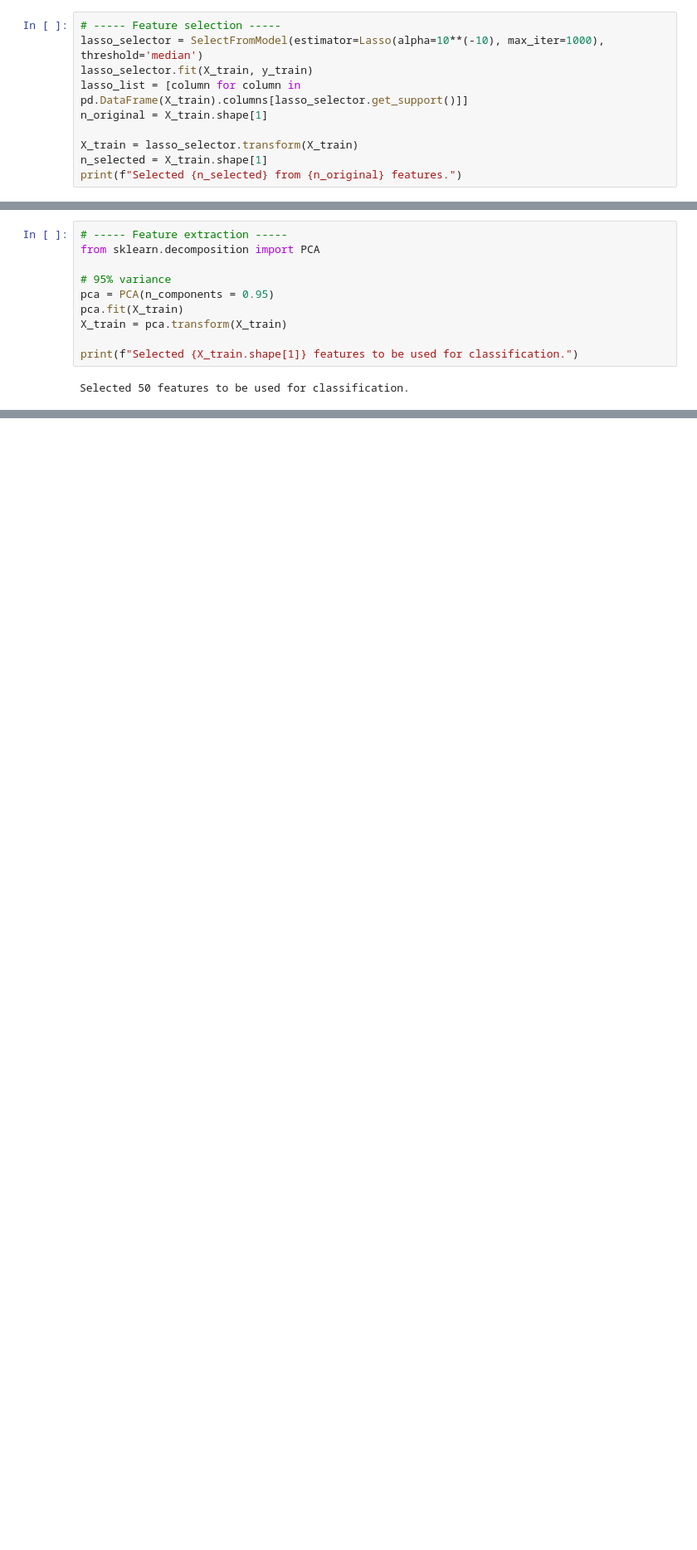
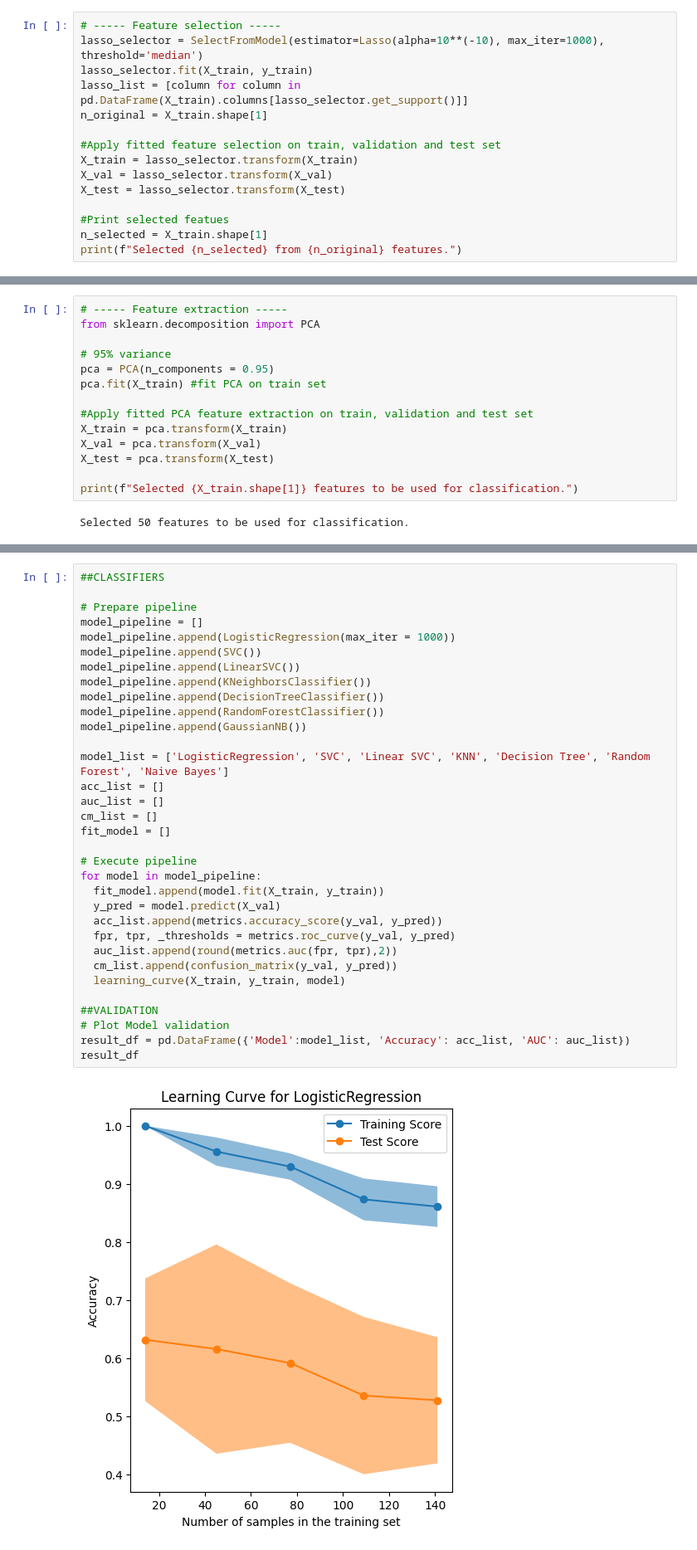
Before and after one commit to crystaljwang/tm10007-group-3, a Jupyter notebook: main_code.ipynb, the cells around one changed output, grey strips where cells are left out. Shown: that part at 83% size. Saved outputs shown, nothing was run; the diff lists cells and outputs as text; blank space fills up the shorter version.

Commit message:
Added classifier and hyperparameters

```diff
--- a/main_code.ipynb
+++ b/main_code.ipynb
@@ -173,7 +196,12 @@ lasso_selector.fit(X_train, y_train)
 lasso_list = [column for column in pd.DataFrame(X_train).columns[lasso_selector.get_support()]]
 n_original = X_train.shape[1]
 
+#Apply fitted feature selection on train, validation and test set
 X_train = lasso_selector.transform(X_train)
+X_val = lasso_selector.transform(X_val)
+X_test = lasso_selector.transform(X_test)
+
+#Print selected featues
 n_selected = X_train.shape[1]
 print(f"Selected {n_selected} from {n_original} features.")
 # %% [output]
@@ -184,8 +212,12 @@ from sklearn.decomposition import PCA
 
 # 95% variance
 pca = PCA(n_components = 0.95)
-pca.fit(X_train)
+pca.fit(X_train) #fit PCA on train set
+
+#Apply fitted PCA feature extraction on train, validation and test set
 X_train = pca.transform(X_train)
+X_val = pca.transform(X_val)
+X_test = pca.transform(X_test)
 
 print(f"Selected {X_train.shape[1]} features to be used for classification.")
 # %% [output]
@@ -192,0 +249,35 @@ Selected 50 features to be used for classification.
+# %%
+##CLASSIFIERS
+
+# Prepare pipeline
+model_pipeline = []
+model_pipeline.append(LogisticRegression(max_iter = 1000))
+model_pipeline.append(SVC())
+model_pipeline.append(LinearSVC())
+model_pipeline.append(KNeighborsClassifier())
+model_pipeline.append(DecisionTreeClassifier())
+model_pipeline.append(RandomForestClassifier())
+model_pipeline.append(GaussianNB())
+
+model_list = ['LogisticRegression', 'SVC', 'Linear SVC', 'KNN', 'Decision Tree', 'Random Forest', 'Naive Bayes']
+acc_list = []
+auc_list = []
+cm_list = []
+fit_model = []
+
+# Execute pipeline
+for model in model_pipeline:
+  fit_model.append(model.fit(X_train, y_train))
+  y_pred = model.predict(X_val)
+  acc_list.append(metrics.accuracy_score(y_val, y_pred))
+  fpr, tpr, _thresholds = metrics.roc_curve(y_val, y_pred)
+  auc_list.append(round(metrics.auc(fpr, tpr),2))
+  cm_list.append(confusion_matrix(y_val, y_pred))
+  learning_curve(X_train, y_train, model)
+
+##VALIDATION
+# Plot Model validation
+result_df = pd.DataFrame({'Model':model_list, 'Accuracy': acc_list, 'AUC': auc_list})
+result_df
+# %% [output]
+[figure, added]
```
Also changed, not shown: parts of 9 cells of this notebook.
